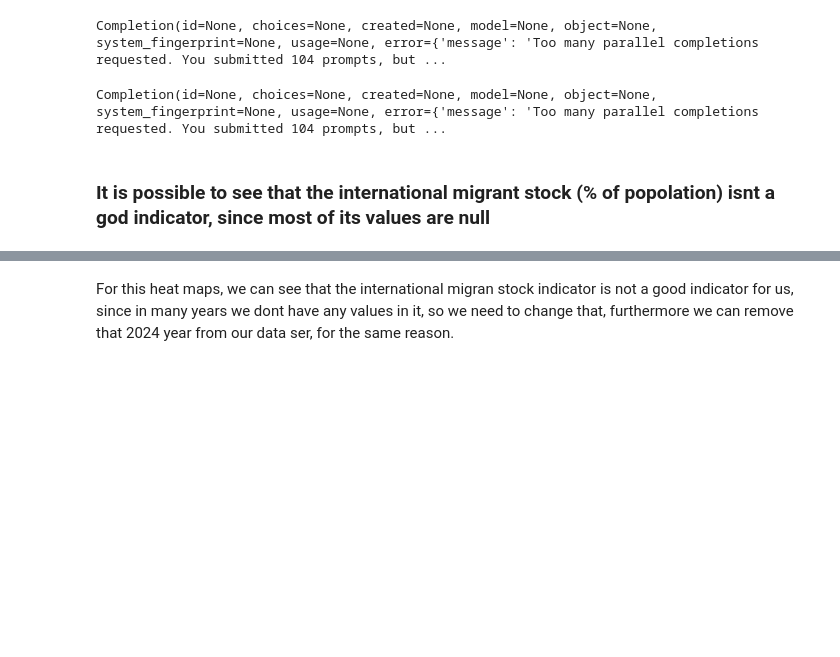
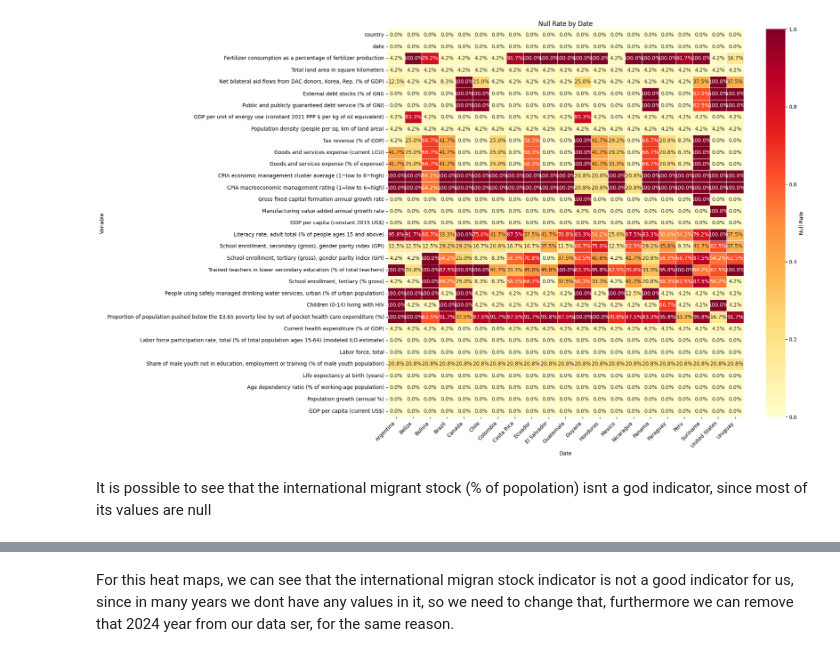
Before and after one commit to TheSotti/World_Bank_Data, a Jupyter notebook: main.ipynb, the cells around one changed output, grey strips where cells are left out. Saved outputs shown, nothing was run; the diff lists cells and outputs as text; code cells hidden in the pictures; blank space fills up the shorter version.

```diff
--- a/main.ipynb
+++ b/main.ipynb
@@ -171,12 +165,4 @@ Attempt 1... Success.
 Attempt 1... Success.
-# %%
-response
-# %% [output]
-Completion(id=None, choices=None, created=None, model=None, object=None, system_fingerprint=None, usage=None, error={'message': 'Too many parallel completions requested. You submitted 104 prompts, but ...
-# %%
-response
-# %% [output]
-Completion(id=None, choices=None, created=None, model=None, object=None, system_fingerprint=None, usage=None, error={'message': 'Too many parallel completions requested. You submitted 104 prompts, but ...
 # %%
 america_countries = [
     'ARG', 'BLZ', 'BOL', 'BRA', 'CAN', 'CHL', 'COL',
@@ -188,29 +177,34 @@ df = wbdata.get_dataframe(merged_dict, country=america_countries, parse_dates=Tr
 df.reset_index(inplace = True)
 # df.dropna(inplace=True)
 # %%
+def mull_heat_map(df,column_to_group):
 # Calculate null rate by country
-null_rates = df.groupby('country').apply(lambda x: x.isnull().mean())
+    null_rates = df.groupby(column_to_group).apply(lambda x: x.isnull().mean())
 
-# The country is already the index, so we don't need to reset it
-# Just transpose the DataFrame for better visualization
-null_rates = null_rates.T  # This puts countries as columns and variables as rows
+    # The country is already the index, so we don't need to reset it
+    # Just transpose the DataFrame for better visualization
+    null_rates = null_rates.T  # This puts countries as columns and variables as rows
 
-# Create heatmap
-plt.figure(figsize=(20, 12))
-sns.heatmap(
-    null_rates,
-    cmap='YlOrRd',
-    annot=True,
-    fmt='.1%',
-    linewidths=.5,
-    cbar_kws={'label': 'Null Rate'}
-)
+    # Create heatmap
+    plt.figure(figsize=(20, 12))
+    sns.heatmap(
+        null_rates,
+        cmap='YlOrRd',
+        annot=True,
+        fmt='.1%',
+        linewidths=.5,
+        cbar_kws={'label': 'Null Rate'}
+    )
 
-plt.title('Null Rate by Country and Column')
-plt.xlabel('Country')
-plt.ylabel('Variable')
-plt.xticks(rotation=45, ha='right')
-plt.tight_layout()
-plt.show()
+    plt.title('Null Rate by Date')
+    plt.xlabel('Date')
+    plt.ylabel('Variable')
+    plt.xticks(rotation=45, ha='right')
+    plt.tight_layout()
+    plt.show()
+# %%
+mull_heat_map(df,'country')
+# %% [output]
+[figure, added]
 # %% [markdown]
-### It is possible to see that the international migrant stock (% of popolation) isnt a god indicator, since most of its values are null
+It is possible to see that the international migrant stock (% of popolation) isnt a god indicator, since most of its values are null
```
Also changed, not shown: parts of 15 cells of this notebook.
